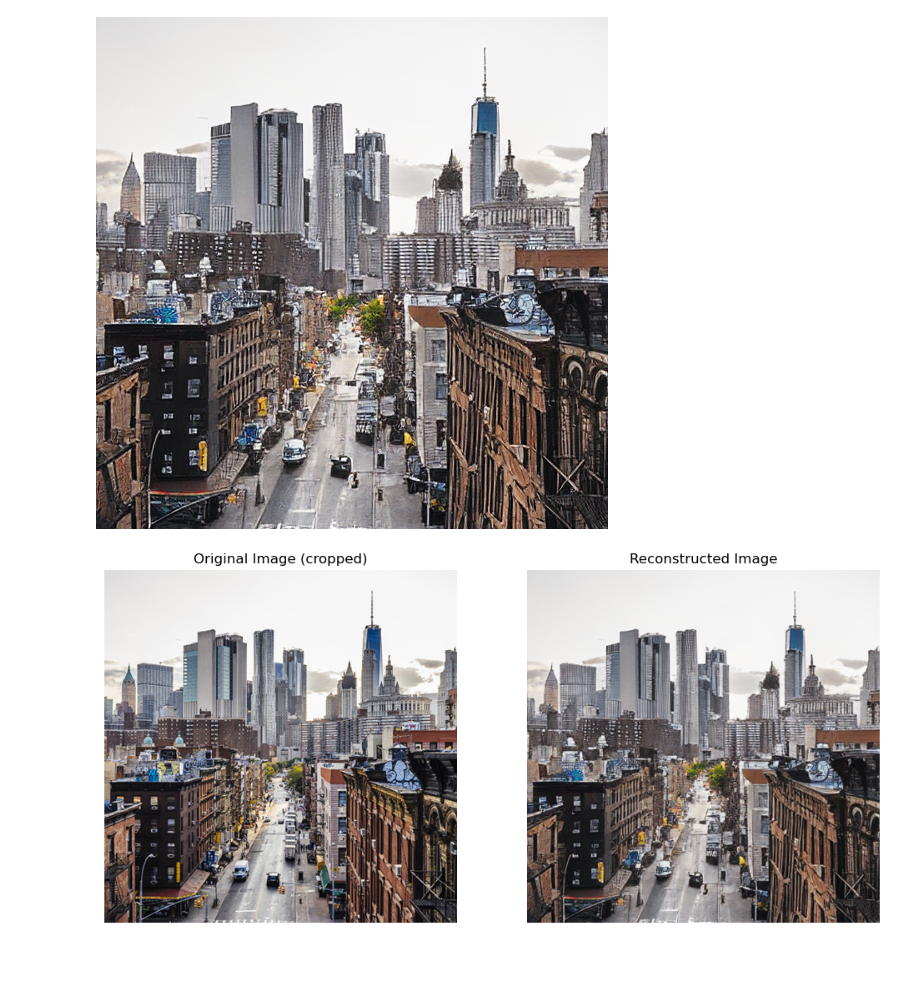
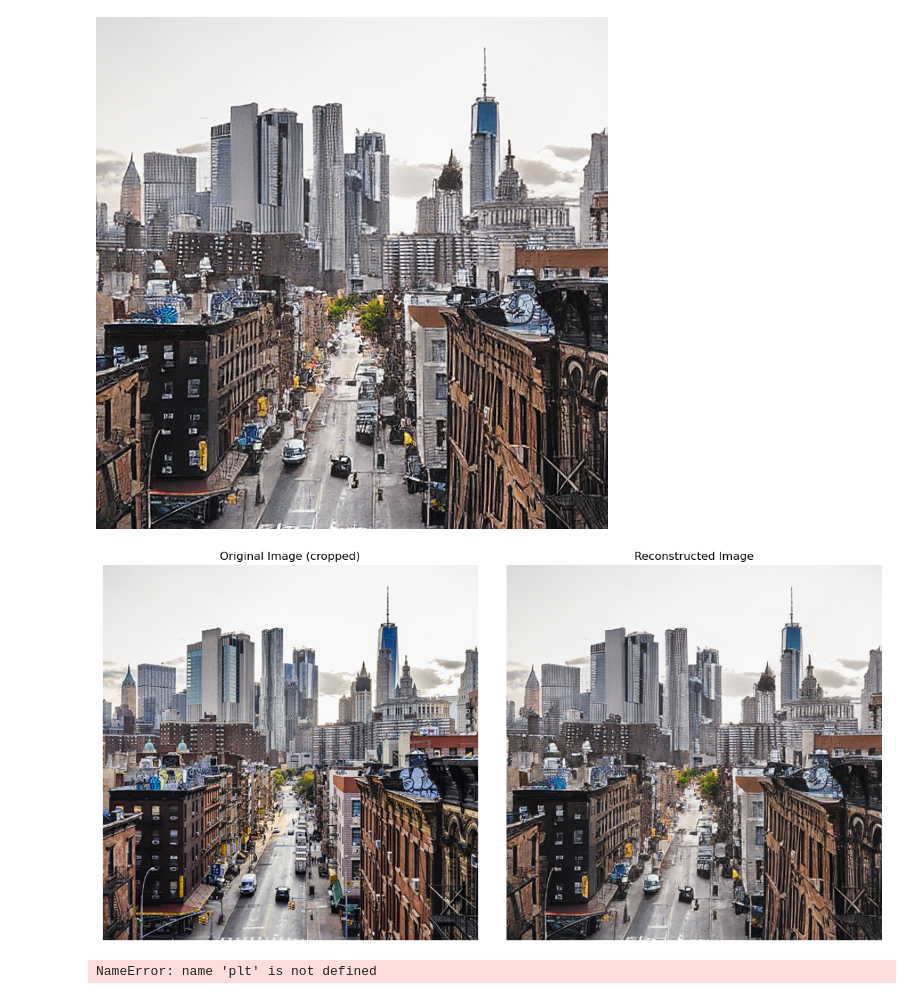
Before and after one commit to Ryankwon03/LlamaGen, a Jupyter notebook: visualization.ipynb, the cells around one changed output. Drawn from its saved outputs; the diff is of its cells as text; code cells hidden in the pictures; blank space fills up the shorter version.

```diff
--- a/visualization.ipynb
+++ b/visualization.ipynb
@@ -82,22 +82,53 @@ display(sample_image)
 # %%
 import matplotlib.pyplot as plt
 
 original_image = Image.open(image_path).convert("RGB")
 img = center_crop_arr(pil_image, image_size) #size에 맞게 변형
 sample_image = Image.fromarray(sample)
 
 fig, axs = plt.subplots(1, 2, figsize=(12, 6))
+
+fig.tight_layout(pad=0)
 
 # Display the original image
 axs[0].imshow(img)
 axs[0].set_title("Original Image (cropped)")
 axs[0].axis('off')
 
 # Display the reconstructed image
 axs[1].imshow(sample_image)
 axs[1].set_title("Reconstructed Image")
 axs[1].axis('off')
 
 plt.show()
 # %% [output]
-[figure, old version]
+[figure, new version]
+# %%
+#For Future purposes
+import matplotlib.pyplot as plt
+
+out = {"a" : 1, "b" : 2} #dictionary
+fig, axs = plt.subplots(len(out), 2, figsize=(12, 6 * len(out)))
+fig.tight_layout(pad=0)
+
+def show_arr(arr: np.ndarray):
+    if arr.dtype != np.uint8:
+        arr = np.clip(arr, 0, 255).astype(np.uint8)
+    image = Image.fromarray(arr)
+    return image
+
+for i, (key, value) in enumerate(out.items()):
+    original_image = show_arr(value)
+    sample_image = ""
+    # original image
+    axs[i, 0].imshow(img)
+    axs[i, 0].set_title("Original Image")
+    axs[i, 0].axis('off')
+    # sample image
+    axs[i, 1].imshow(sample_image)
+    axs[i, 1].set_title("Reconstructed Image")
+    axs[i, 1].axis('off')
+
+plt.show()
+# %% [output]
+NameError: name 'plt' is not defined
```
Also changed, not shown: parts of 2 cells of this notebook.
